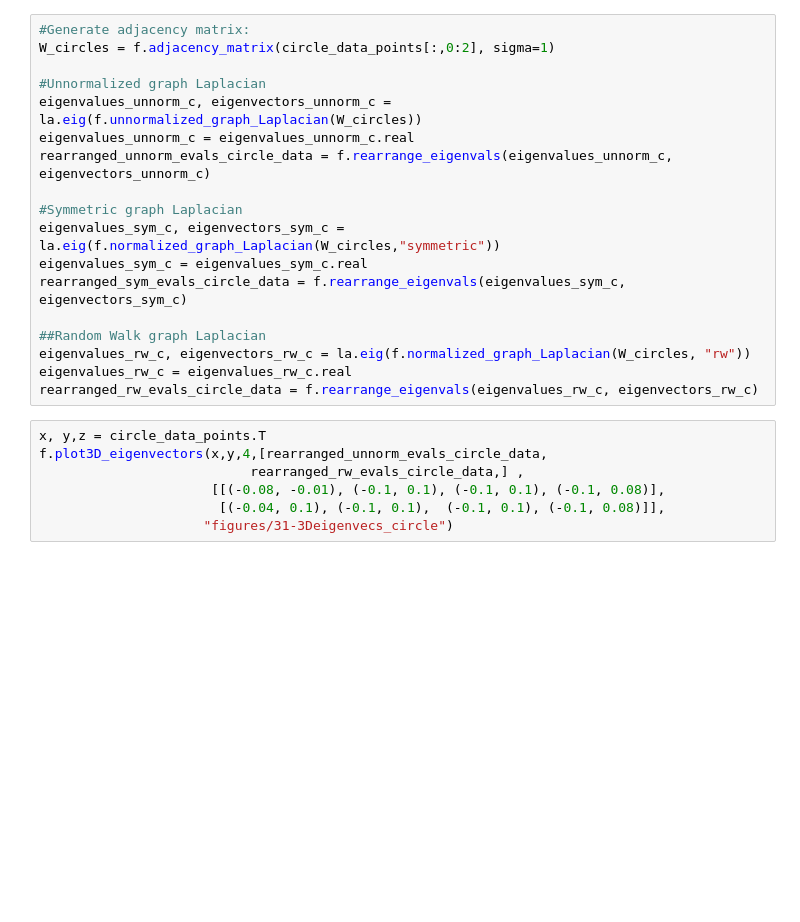
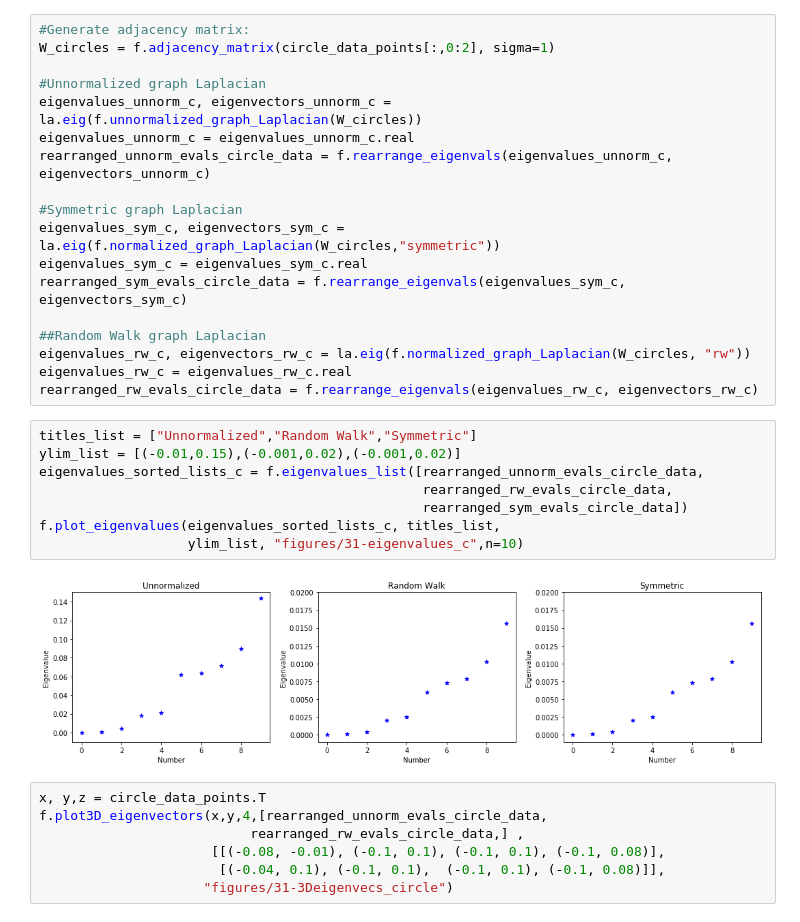
Before and after one commit to msarrias/spectral-clustering, a Jupyter notebook: playground.ipynb, the cells around one changed output. Drawn from its saved outputs; the diff is of its cells as text; blank space fills up the shorter version.

```diff
--- a/playground.ipynb
+++ b/playground.ipynb
@@ -278,6 +293,16 @@ rearranged_sym_evals_circle_data = f.rearrange_eigenvals(eigenvalues_sym_c, eige
 eigenvalues_rw_c, eigenvectors_rw_c = la.eig(f.normalized_graph_Laplacian(W_circles, "rw"))
 eigenvalues_rw_c = eigenvalues_rw_c.real
 rearranged_rw_evals_circle_data = f.rearrange_eigenvals(eigenvalues_rw_c, eigenvectors_rw_c)
+# %%
+titles_list = ["Unnormalized","Random Walk","Symmetric"]
+ylim_list = [(-0.01,0.15),(-0.001,0.02),(-0.001,0.02)]
+eigenvalues_sorted_lists_c = f.eigenvalues_list([rearranged_unnorm_evals_circle_data,
+                                                 rearranged_rw_evals_circle_data,
+                                                 rearranged_sym_evals_circle_data])
+f.plot_eigenvalues(eigenvalues_sorted_lists_c, titles_list,
+                   ylim_list, "figures/31-eigenvalues_c",n=10)
+# %% [output]
+[figure, added]
 # %%
 x, y,z = circle_data_points.T
 f.plot3D_eigenvectors(x,y,4,[rearranged_unnorm_evals_circle_data,
```
Also changed, not shown: parts of 10 cells of this notebook.
